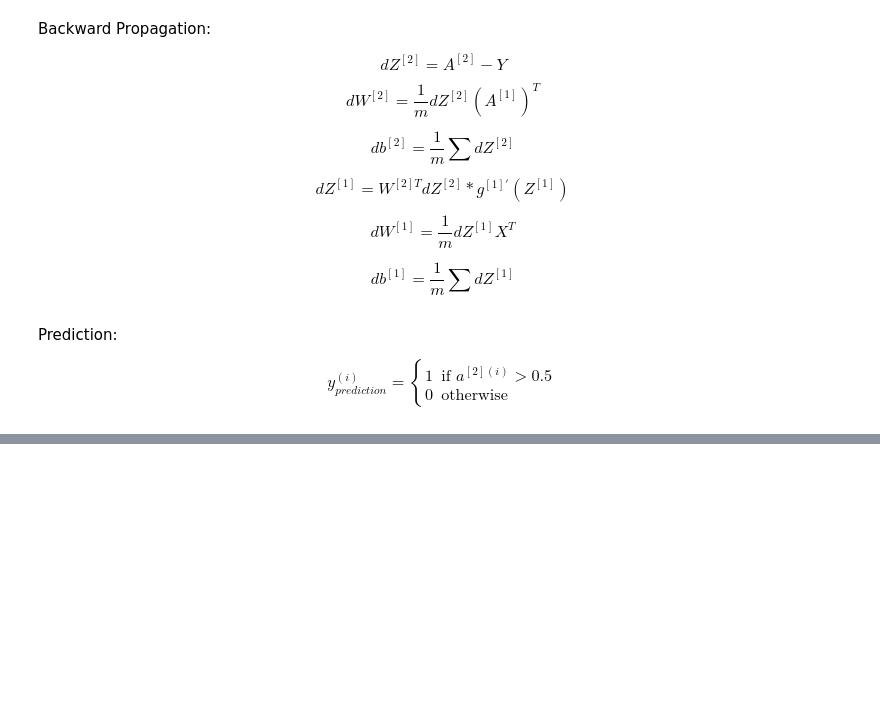
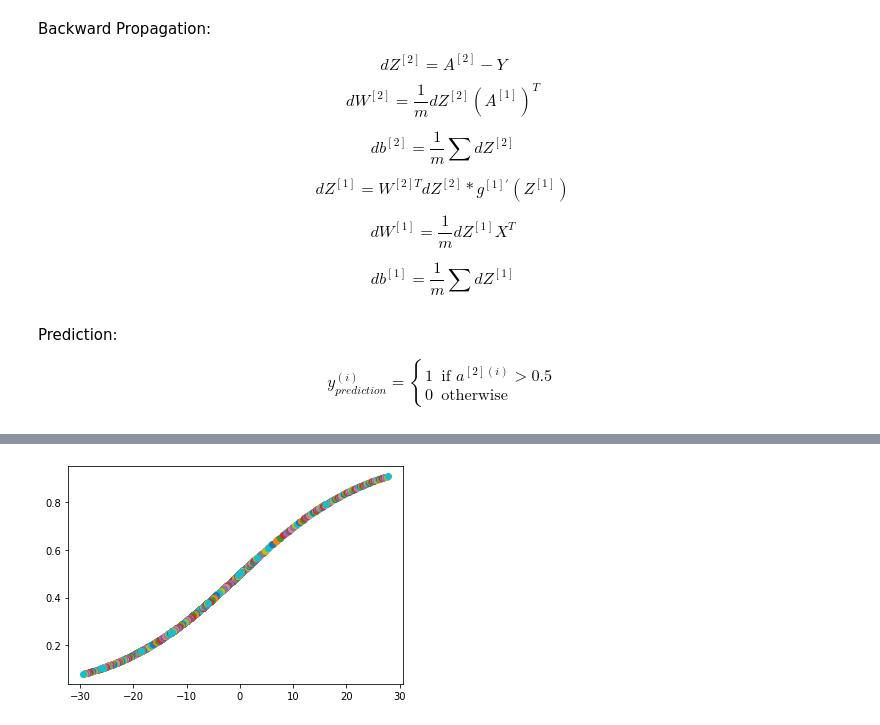
Before and after one commit to ReidZaffino/SHIELD_RZ, a Jupyter notebook: Basic Neural Network.ipynb, the cells around one changed output, grey strips where cells are left out. Saved outputs shown, nothing was run; the diff lists cells and outputs as text; code cells hidden in the pictures; blank space fills up the shorter version.

```diff
--- a/Basic Neural Network.ipynb
+++ b/Basic Neural Network.ipynb
@@ -307,0 +316,4 @@ p5 = predict(n5, X)
+# %%
+n2 = nn_model(X, Y, 3, True, num_iterations=200)
+# %% [output]
+[figure, added]
```
Also changed, not shown: parts of 22 cells of this notebook.
